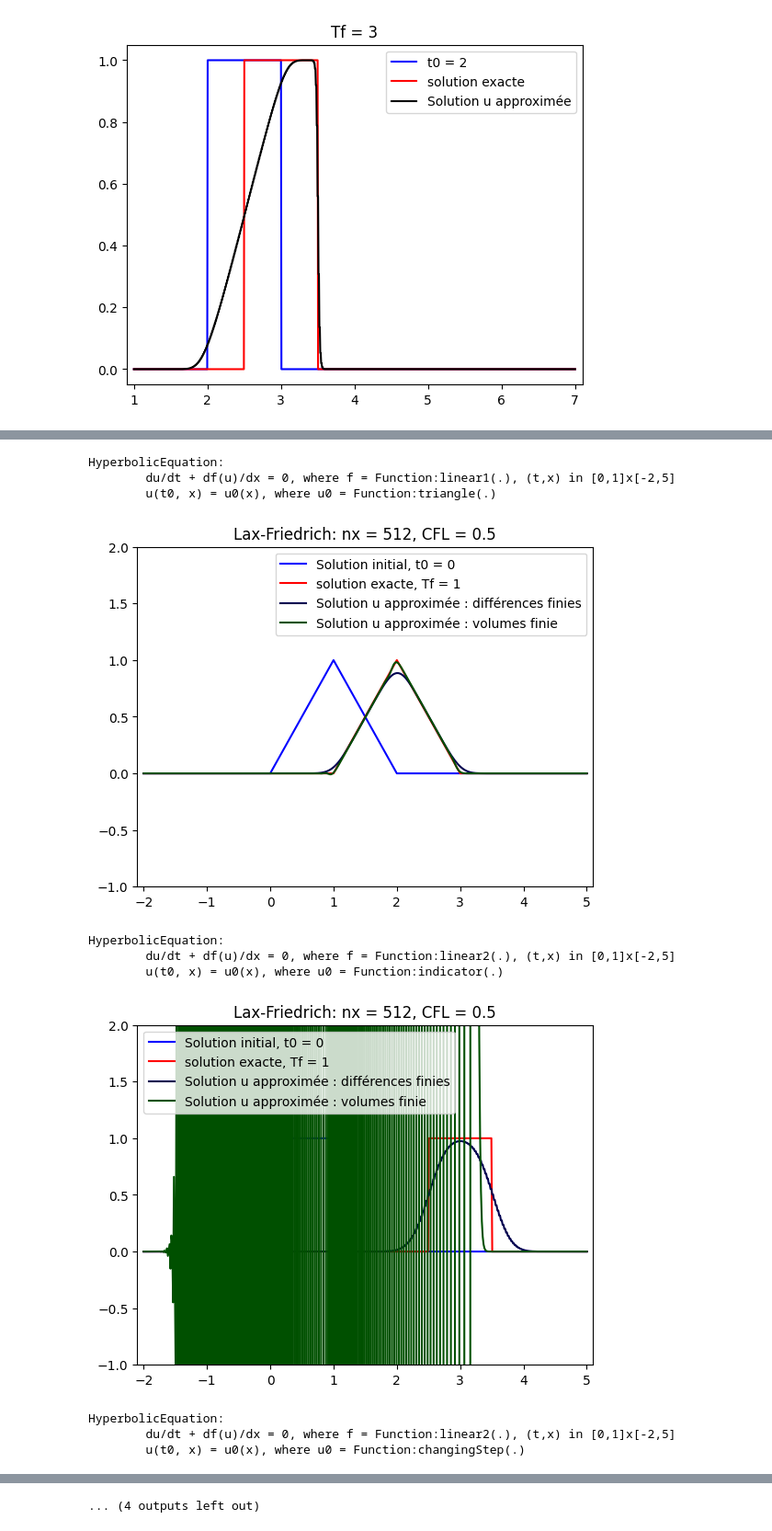
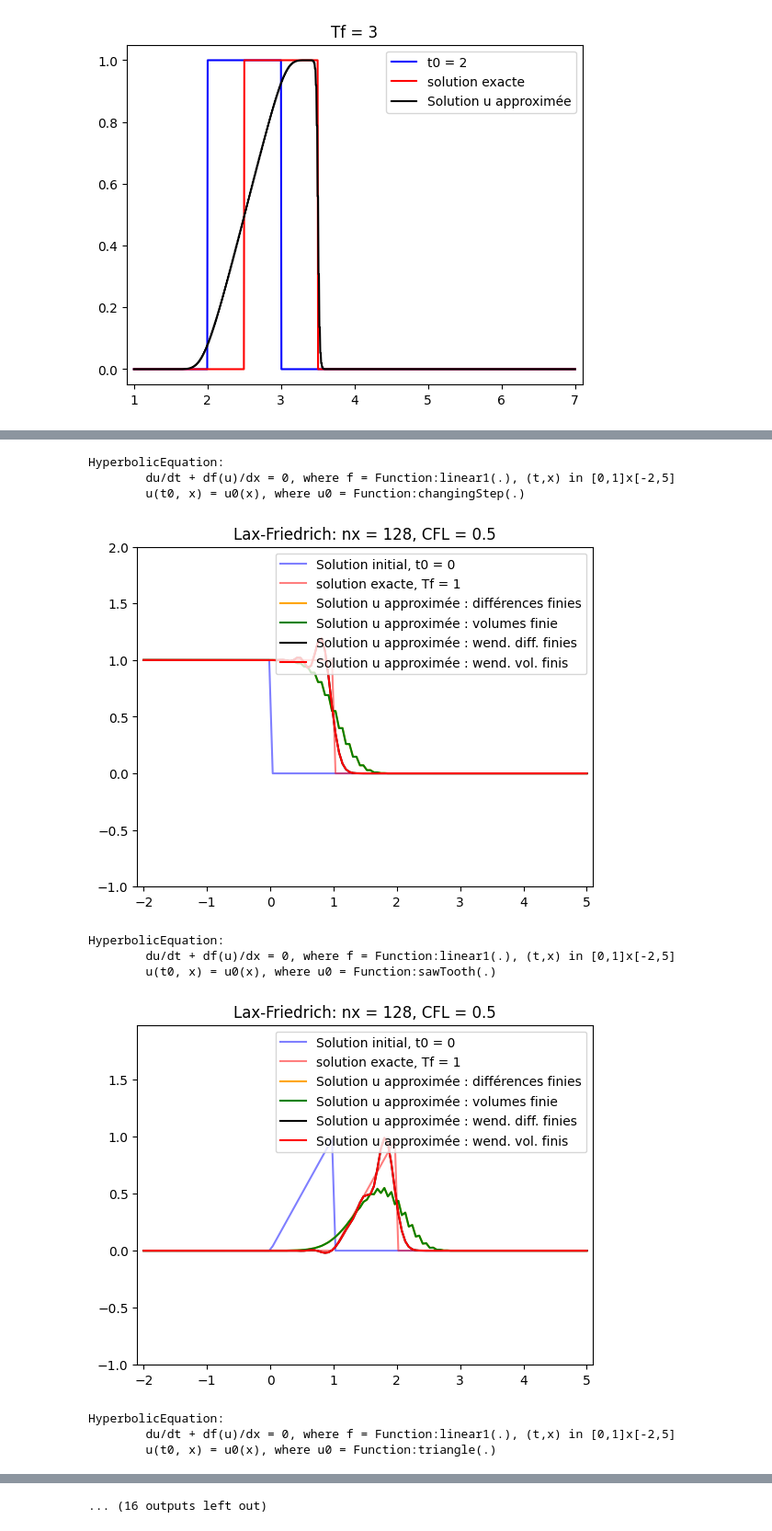
Before and after one commit to Golto/SSPM-M1-hyperbolic-edp, a Jupyter notebook: playground.ipynb, the cells around one changed output, grey strips where cells are left out. Shown at 92% size. Saved outputs shown, nothing was run; the diff lists cells and outputs as text; code cells hidden in the pictures.

```diff
--- a/playground.ipynb
+++ b/playground.ipynb
@@ -63,7 +63,7 @@ class HyperbolicModel:
 
         return (x, u)
 
-    def plot(self, ax, x, y, color = "black", label = None, title = None):
+    def plot(self, ax, x, y, color = "black", label = None, title = None, alpha = 1.0):
         """
         ax : matplotlib.axes._axes.Axes
         x, y : array-like
@@ -72,7 +72,7 @@ class HyperbolicModel:
         if ax == None :
             return
 
-        ax.plot(x, y, color = color, label = label)
+        ax.plot(x, y, color = color, label = label, alpha = alpha)
 
         deltaPlot = 0.1
         ax.set_xlim(self.equation.bounds.x.min - deltaPlot, self.equation.bounds.x.max + deltaPlot)
@@ -167,7 +167,7 @@ plt.show()
 # %%
 hm = HyperbolicModel(
     equation = TEST_CASES["debug"],
-    model = psl.Model(nx = 300, nt = 100, cfl = 0.5)
+    model = psl.Model(nx = 256, nt = 100, cfl = 0.5)
 )
 
 timePassed = hm.equation.bounds.t.getLength()
@@ -241,7 +241,7 @@ pente = 0.6187038014148774
 
 
 
-def showTestCase(testName, nx = 512):
+def showTestCase(testName, nx = 128):
 
     # equation and model
     he = TEST_CASES[testName]
@@ -259,20 +259,28 @@ def showTestCase(testName, nx = 512):
     # exact and approximation
     x, ulffd = hm.approxFixedCFL("LaxFriedrich", "FiniteDifferences")
     _, ulffv = hm.approxFixedCFL("LaxFriedrich", "FiniteVolumes")
+    _, ulwfd = hm.approxFixedCFL("LaxWendroff", "FiniteDifferences")
+    _, ulwfv = hm.approxFixedCFL("LaxWendroff", "FiniteVolumes")
     u0 = hm.equation.initial(x)
-    uex = hm.equation.exact(timePassed, x)
+
+    uex = None
+    if hm.equation.exact:
+        uex = hm.equation.exact(timePassed, x)
 
     # plotting
     fig, ax = plt.subplots()
-    hm.plot(ax, x, u0, label = f"Solution initial, t0 = {hm.equation.bounds.t.min}", color="blue")
-    hm.plot(ax, x, uex, label = f"solution exacte, Tf = {hm.equation.bounds.t.max}", color="red")
-    hm.plot(ax, x, ulffd, label = f"Solution u approximée : différences finies", color = "#000050")
-    hm.plot(ax, x, ulffv, label = f"Solution u approximée : volumes finie", color = "#005000")
+    hm.plot(ax, x, u0, label = f"Solution initial, t0 = {hm.equation.bounds.t.min}", color="blue", alpha = 0.5)
+    if hm.equation.exact:
+        hm.plot(ax, x, uex, label = f"solution exacte, Tf = {hm.equation.bounds.t.max}", color="red", alpha = 0.5)
+    hm.plot(ax, x, ulffd, label = f"Solution u approximée : différences finies", color = "orange")
+    hm.plot(ax, x, ulffv, label = f"Solution u approximée : volumes finie", color = "green")
+    hm.plot(ax, x, ulwfd, label = f"Solution u approximée : wend. diff. finies", color = "black", alpha=1.0)
+    hm.plot(ax, x, ulwfv, label = f"Solution u approximée : wend. vol. finis", color = "red", alpha=1.0)
     ax.set_title(f"Lax-Friedrich: nx = {hm.model.nx}, CFL = {hm.model.cfl}")
 
     # rescale y
-    maximum = np.max(uex)
-    minimum = np.min(uex)
+    maximum = np.max(u0)
+    minimum = np.min(u0)
     delta = 1.0
 
     ax.set_ylim(minimum - delta, maximum + delta)
@@ -280,7 +288,8 @@ def showTestCase(testName, nx = 512):
     # show
     plt.show()
 
-
+showTestCase("debug")
+showTestCase("debug2", 32)
 
 showTestCase("linear_ind01")
 showTestCase("linear_step10_0")
@@ -291,5 +300,10 @@ showTestCase("linear5_2_ind01")
 showTestCase("linear5_2_step10_0")
 showTestCase("linear5_2_sawTooth01")
 showTestCase("linear5_2_triangle012")
+
+showTestCase("quadratic_ind01")
+showTestCase("quadratic_step10_0")
+showTestCase("quadratic_sawTooth01")
+showTestCase("quadratic_triangle012")
 # %% [output]
 HyperbolicEquation:
@@ -307,11 +321,11 @@ HyperbolicEquation:
 HyperbolicEquation:
         du/dt + df(u)/dx = 0, where f = Function:linear1(.), (t,x) in [0,1]x[-2,5]
-        u(t0, x) = u0(x), where u0 = Function:triangle(.)
+        u(t0, x) = u0(x), where u0 = Function:changingStep(.)
-[figure, old version]
+[figure, new version]
 HyperbolicEquation:
-        du/dt + df(u)/dx = 0, where f = Function:linear2(.), (t,x) in [0,1]x[-2,5]
-        u(t0, x) = u0(x), where u0 = Function:indicator(.)
+        du/dt + df(u)/dx = 0, where f = Function:linear1(.), (t,x) in [0,1]x[-2,5]
+        u(t0, x) = u0(x), where u0 = Function:sawTooth(.)
-[figure, old version]
+[figure, new version]
 HyperbolicEquation:
-        du/dt + df(u)/dx = 0, where f = Function:linear2(.), (t,x) in [0,1]x[-2,5]
-        u(t0, x) = u0(x), where u0 = Function:changingStep(.)
+        du/dt + df(u)/dx = 0, where f = Function:linear1(.), (t,x) in [0,1]x[-2,5]
+        u(t0, x) = u0(x), where u0 = Function:triangle(.)
@@ -319 +333 @@ HyperbolicEquation:
-... (4 outputs left out)
+... (16 outputs left out)
```
Also changed, not shown: parts of 3 cells of this notebook, 2 other files.
